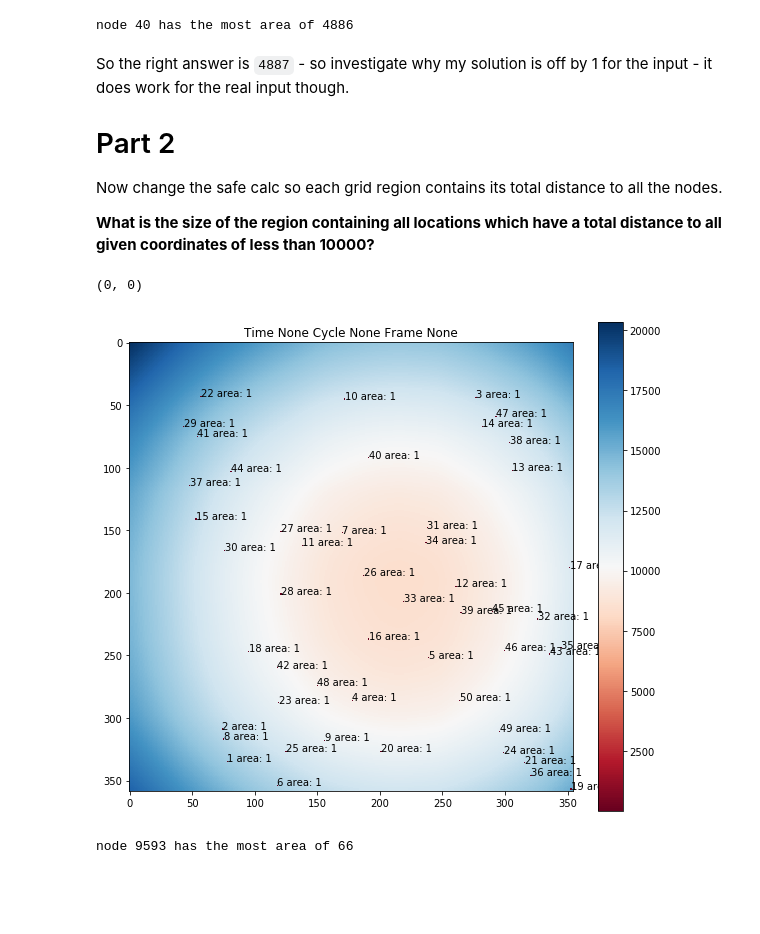
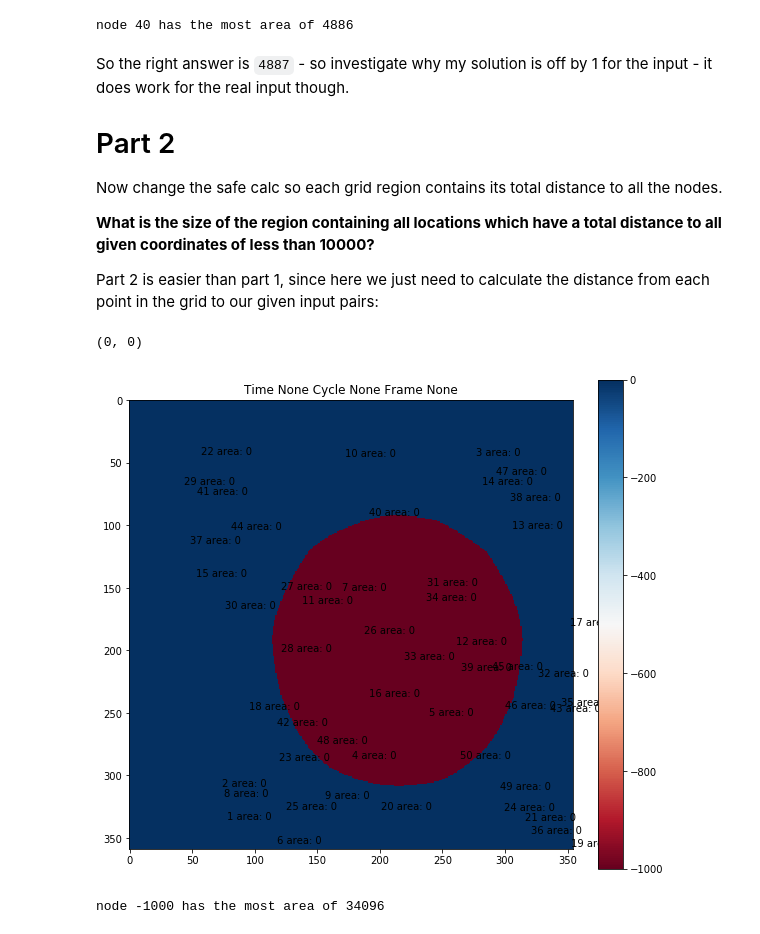
Before and after one commit to khalido/adventofcode, a Jupyter notebook: advent2018/Day 06 Chronal Coordinates.ipynb, the cells around one changed output. Saved outputs shown, nothing was run; the diff lists cells and outputs as text; code cells hidden in the pictures; blank space fills up the shorter version.

Commit message:
cleanup, both parts working, just check why pt 1 is out by 1

```diff
--- a/advent2018/Day 06 Chronal Coordinates.ipynb
+++ b/advent2018/Day 06 Chronal Coordinates.ipynb
@@ -161,6 +161,8 @@ So the right answer is `4887` - so investigate why my solution is off by 1 for t
 Now change the safe calc so each grid region contains its total distance to all the nodes.
 
 **What is the size of the region containing all locations which have a total distance to all given coordinates of less than 10000?**
+
+Part 2 is easier than part 1, since here we just need to calculate the distance from each point in the grid to our given input pairs:
 # %%
 def get_distance(xy, pairs=pairs, allowed_distance=10000):
     """
@@ -180,27 +182,27 @@ get_distance((0,0)), get_distance((9,0))
 # %%
 def solve2(inp=test_inp):
     xx, yy, pairs = process_input(inp)
     grid = make_grid(xx, yy)
     plot(grid, pairs=pairs)
 
     for xy in np.ndindex(grid.shape):
         grid[xy] = get_distance(xy, pairs)
 
     edges = nodes_on_edges(grid)
 
     areas = {}
 
     for pos in set(np.unique(grid)) - edges:
         area = (grid == pos).sum()
         areas[pos] = area
 
     n, a = Counter(areas).most_common(1)[0]
 
     plot(grid, pairs=pairs)
 
     print(f"node {n} has the most area of {a}")
 
-solve(inp)
+solve2(inp)
 # %% [output]
-[figure, old version]
+[figure, new version]
-node 9593 has the most area of 66
+node -1000 has the most area of 34096
```
Also changed, not shown: parts of 3 cells of this notebook.
